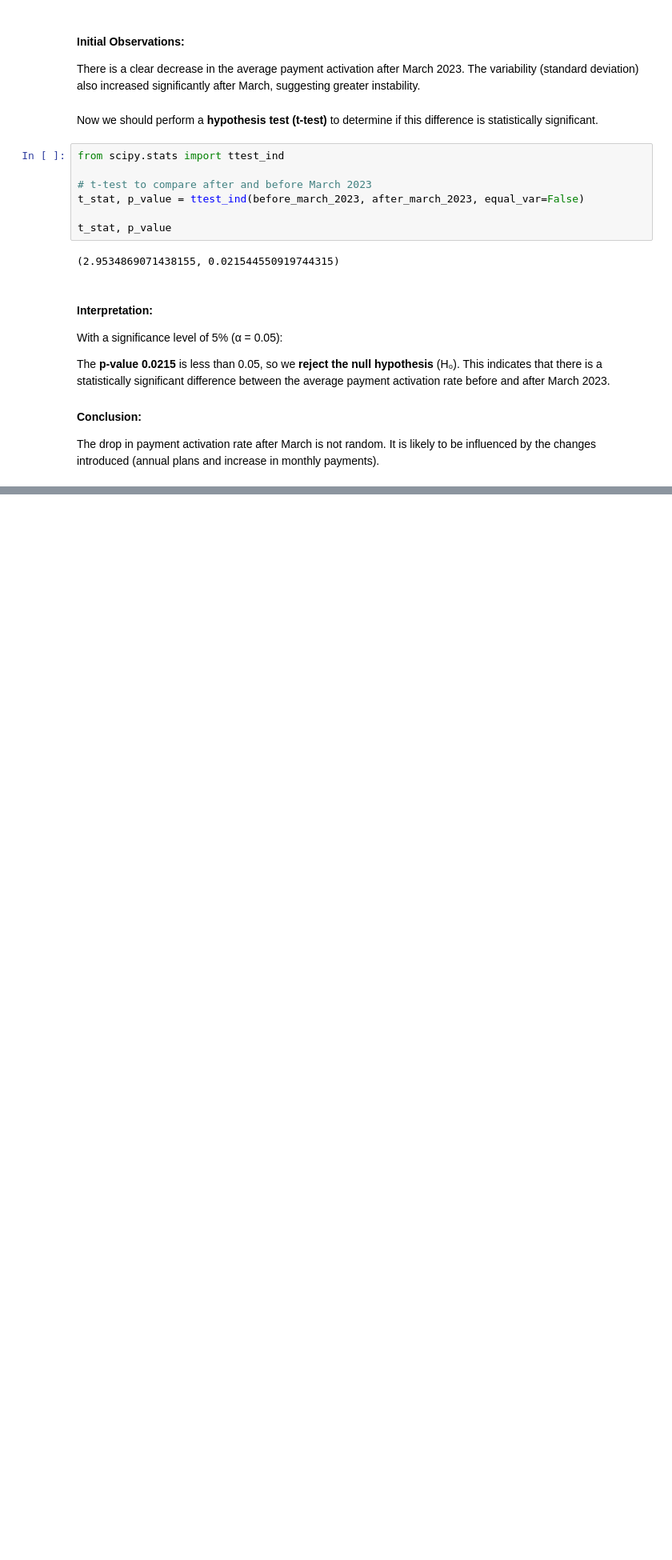
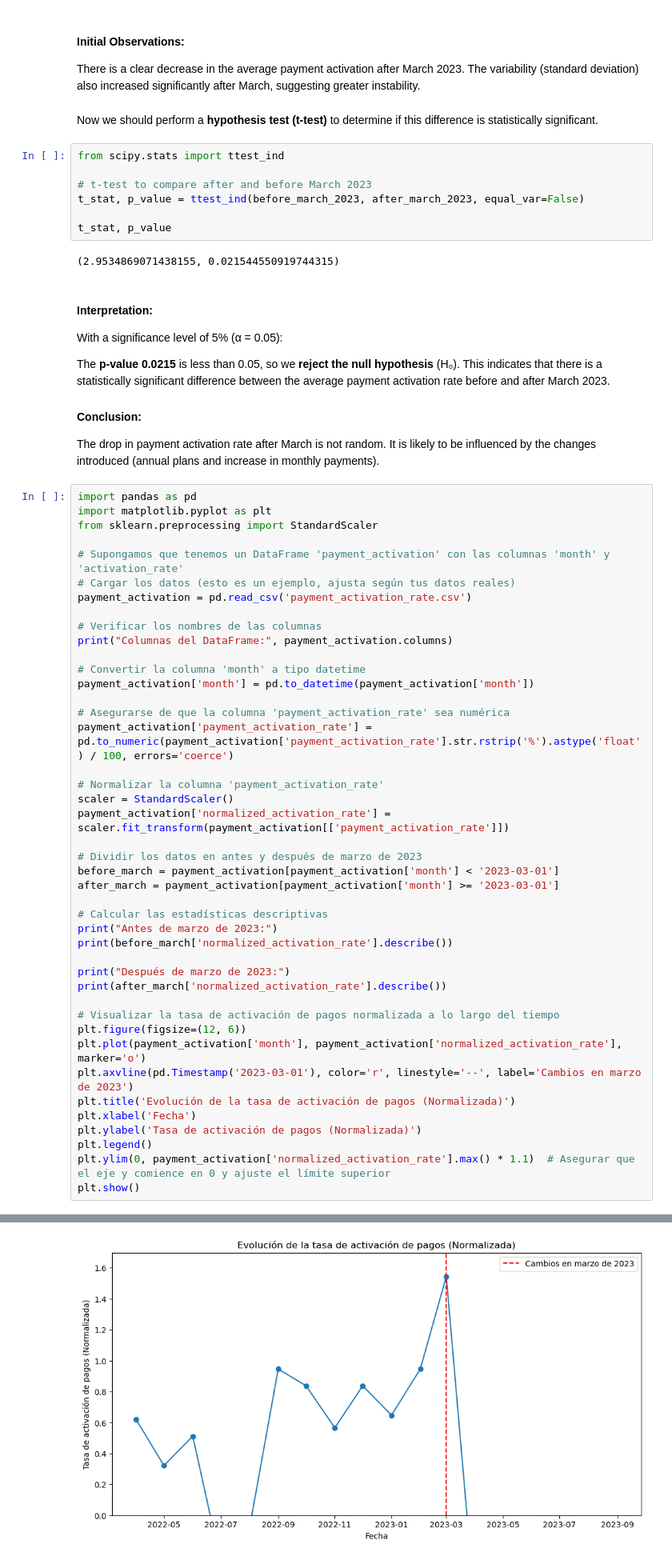
Before and after one commit to datasilvia/Last-Minute-Business-case, a Jupyter notebook: question2.ipynb, the cells around one changed output, grey strips where cells are left out. Shown at 80% size. Drawn from its saved outputs; the diff is of its cells as text; blank space fills up the shorter version.

```diff
--- a/question2.ipynb
+++ b/question2.ipynb
@@ -106,3 +106,47 @@ This indicates that there is a statistically significant difference between the
 
 The drop in payment activation rate after March is not random.
 It is likely to be influenced by the changes introduced (annual plans and increase in monthly payments).
+# %%
+import pandas as pd
+import matplotlib.pyplot as plt
+from sklearn.preprocessing import StandardScaler
+
+# Supongamos que tenemos un DataFrame 'payment_activation' con las columnas 'month' y 'activation_rate'
+# Cargar los datos (esto es un ejemplo, ajusta según tus datos reales)
+payment_activation = pd.read_csv('payment_activation_rate.csv')
+
+# Verificar los nombres de las columnas
+print("Columnas del DataFrame:", payment_activation.columns)
+
+# Convertir la columna 'month' a tipo datetime
+payment_activation['month'] = pd.to_datetime(payment_activation['month'])
+
+# Asegurarse de que la columna 'payment_activation_rate' sea numérica
+payment_activation['payment_activation_rate'] = pd.to_numeric(payment_activation['payment_activation_rate'].str.rstrip('%').astype('float') / 100, errors='coerce')
+
+# Normalizar la columna 'payment_activation_rate'
+scaler = StandardScaler()
+payment_activation['normalized_activation_rate'] = scaler.fit_transform(payment_activation[['payment_activation_rate']])
+
+# Dividir los datos en antes y después de marzo de 2023
+before_march = payment_activation[payment_activation['month'] < '2023-03-01']
+after_march = payment_activation[payment_activation['month'] >= '2023-03-01']
+
+# Calcular las estadísticas descriptivas
+print("Antes de marzo de 2023:")
+print(before_march['normalized_activation_rate'].describe())
+
+print("Después de marzo de 2023:")
+print(after_march['normalized_activation_rate'].describe())
+
+# Visualizar la tasa de activación de pagos normalizada a lo largo del tiempo
+plt.figure(figsize=(12, 6))
+plt.plot(payment_activation['month'], payment_activation['normalized_activation_rate'], marker='o')
+plt.axvline(pd.Timestamp('2023-03-01'), color='r', linestyle='--', label='Cambios en marzo de 2023')
+plt.title('Evolución de la tasa de activación de pagos (Normalizada)')
+plt.xlabel('Fecha')
+plt.ylabel('Tasa de activación de pagos (Normalizada)')
+plt.legend()
+plt.ylim(0, payment_activation['normalized_activation_rate'].max() * 1.1)  # Asegurar que el eje y comience en 0 y ajuste el límite superior
+plt.show()
+# %% [output]
@@ -108,0 +170 @@ It is likely to be influenced by the changes introduced (annual plans and increa
+[figure, added]
```
Also changed, not shown: parts of 6 cells of this notebook, 2 other files.
